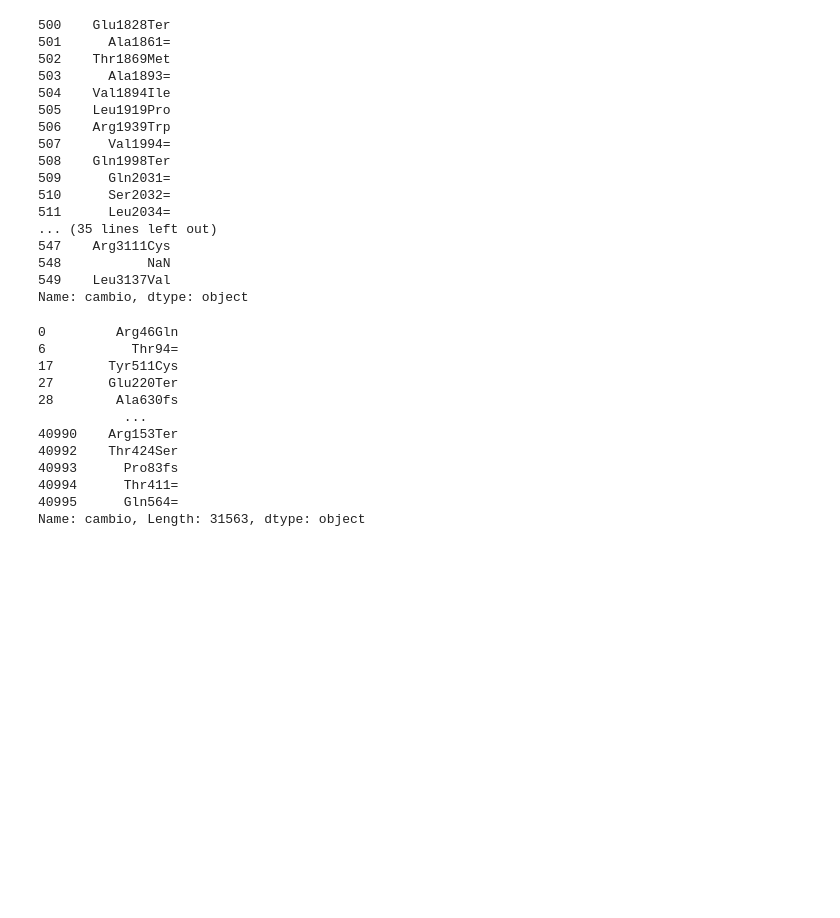
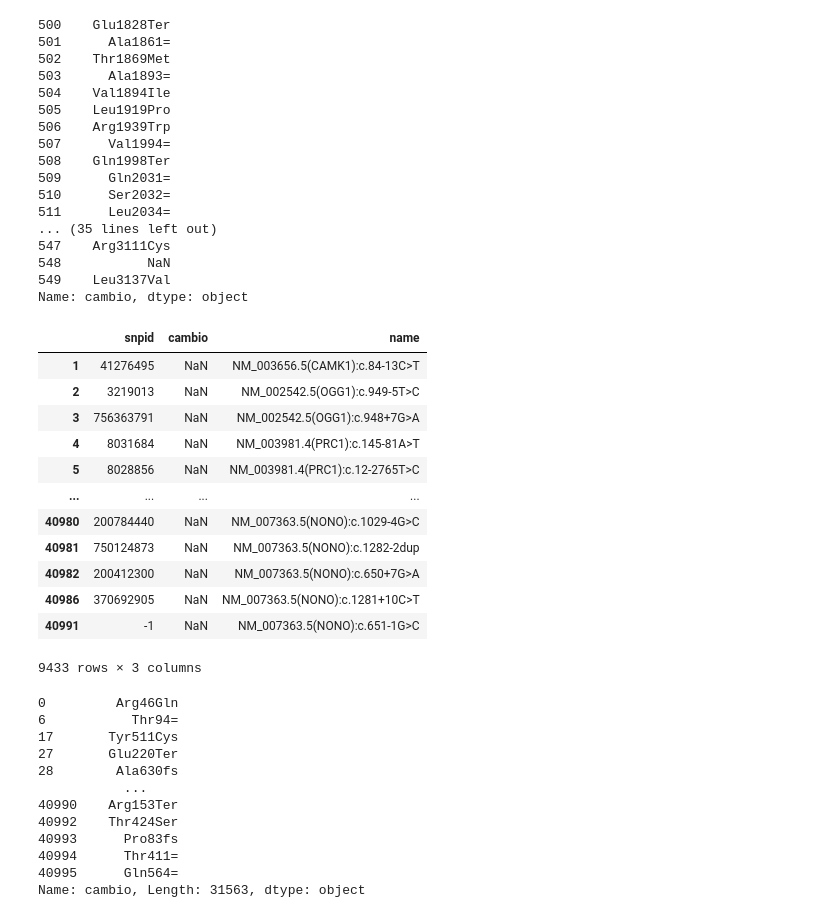
Before and after one commit to alvaro-2/mutations, a Jupyter notebook: clinvar/clinvar_box1_mutaciones_en_proteinas_v2.ipynb, the cells around one changed output. Cells and saved outputs as stored; diff of their text form; code cells hidden in the pictures; blank space fills up the shorter version.

```diff
--- a/clinvar/clinvar_box1_mutaciones_en_proteinas_v2.ipynb
+++ b/clinvar/clinvar_box1_mutaciones_en_proteinas_v2.ipynb
@@ -6,6 +39,7 @@ from Bio.SeqUtils import seq3
 # %%
 # dataset: Variant Summary de ClinVar (es la db completa)
-vs = pd.read_csv('G:\My Drive\FIL\project\datasets\\vs.csv.gz')
+# vs = pd.read_csv('../../data/vs.csv.gz')
+vs = pd.read_csv('../../data/vs_orig.csv.gz')
 # %%
 # Box1 database
-box = pd.read_csv('box1_proteins.csv')
+box = pd.read_csv('../box1_proteins.csv')
@@ -93,4 +147,20 @@ box1_clinvar_total.cambio[500:550]
 548           NaN
 549    Leu3137Val
 Name: cambio, dtype: object
+# %%
+box1_clinvar_total[box1_clinvar_total.cambio.isna()][["snpid", "cambio", "name"]]
+# %% [output]
+|  | snpid | cambio | name |
+| 1 | 41276495 | NaN | NM_003656.5(CAMK1):c.84-13C>T |
+| 2 | 3219013 | NaN | NM_002542.5(OGG1):c.949-5T>C |
+| 3 | 756363791 | NaN | NM_002542.5(OGG1):c.948+7G>A |
+| 4 | 8031684 | NaN | NM_003981.4(PRC1):c.145-81A>T |
+| 5 | 8028856 | NaN | NM_003981.4(PRC1):c.12-2765T>C |
+| ... | ... | ... | ... |
+| 40980 | 200784440 | NaN | NM_007363.5(NONO):c.1029-4G>C |
+| 40981 | 750124873 | NaN | NM_007363.5(NONO):c.1282-2dup |
+| 40982 | 200412300 | NaN | NM_007363.5(NONO):c.650+7G>A |
+| 40986 | 370692905 | NaN | NM_007363.5(NONO):c.1281+10C>T |
+| 40991 | -1 | NaN | NM_007363.5(NONO):c.651-1G>C |
+9433 rows × 3 columns
 # %%
```
Also changed, not shown: parts of 28 cells of this notebook, 7 other files.
